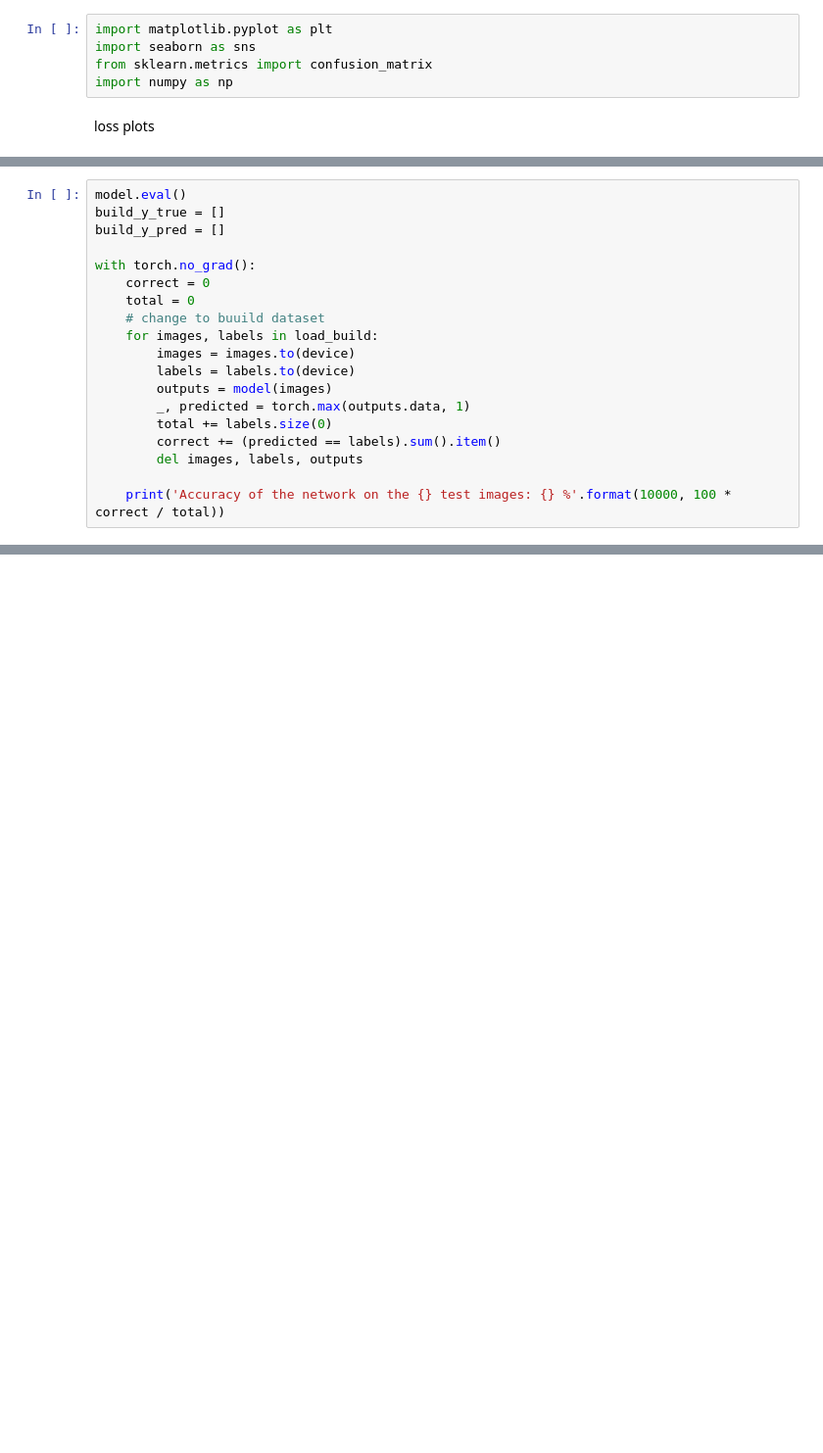
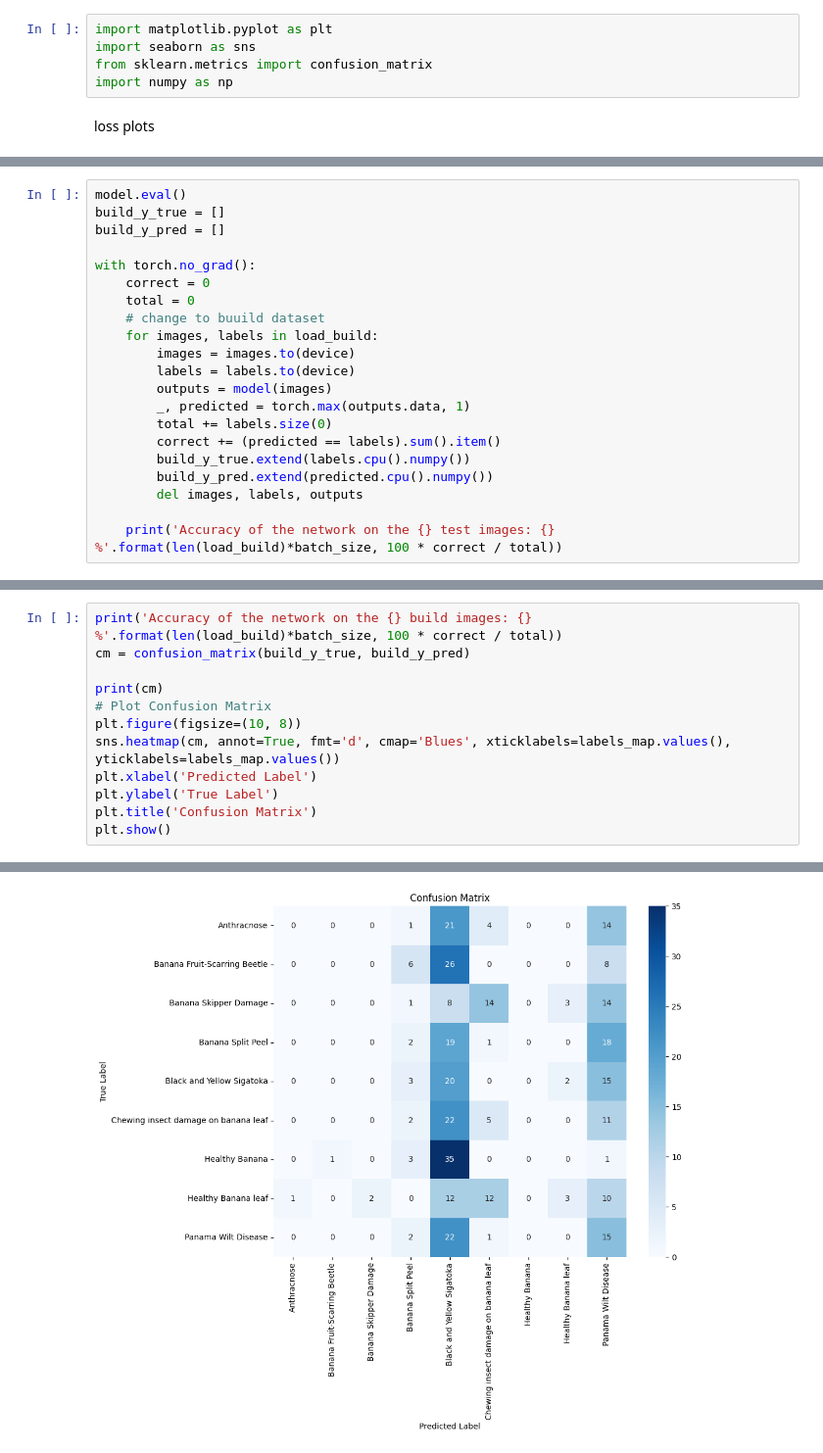
Before and after one commit to jlorion/DeepLearnDev, a Jupyter notebook: proj/CNNproj.ipynb, the cells around one changed output, grey strips where cells are left out. Shown at 98% size. Saved outputs shown, nothing was run; the diff lists cells and outputs as text; blank space fills up the shorter version.

```diff
--- a/proj/CNNproj.ipynb
+++ b/proj/CNNproj.ipynb
@@ -312,6 +332,8 @@ with torch.no_grad():
         _, predicted = torch.max(outputs.data, 1)
         total += labels.size(0)
         correct += (predicted == labels).sum().item()
+        build_y_true.extend(labels.cpu().numpy())
+        build_y_pred.extend(predicted.cpu().numpy())
         del images, labels, outputs
 
-    print('Accuracy of the network on the {} test images: {} %'.format(10000, 100 * correct / total))
+    print('Accuracy of the network on the {} test images: {} %'.format(len(load_build)*batch_size, 100 * correct / total))
@@ -317,0 +342,13 @@ with torch.no_grad():
+# %%
+print('Accuracy of the network on the {} build images: {} %'.format(len(load_build)*batch_size, 100 * correct / total))
+cm = confusion_matrix(build_y_true, build_y_pred)
+
+print(cm)
+# Plot Confusion Matrix
+plt.figure(figsize=(10, 8))
+sns.heatmap(cm, annot=True, fmt='d', cmap='Blues', xticklabels=labels_map.values(), yticklabels=labels_map.values())
+plt.xlabel('Predicted Label')
+plt.ylabel('True Label')
+plt.title('Confusion Matrix')
+plt.show()
+# %% [output]
@@ -318,3 +365,4 @@ with torch.no_grad():
+[figure, added]
 # %%
 # prompt: save hyperparameters and results from the learning rate, epoch, batch size, losses and accuracies, test_y_pred and test_y_true, build_y_true and build_y_pred
 
```
Also changed, not shown: parts of 16 cells of this notebook, 3 other files.
